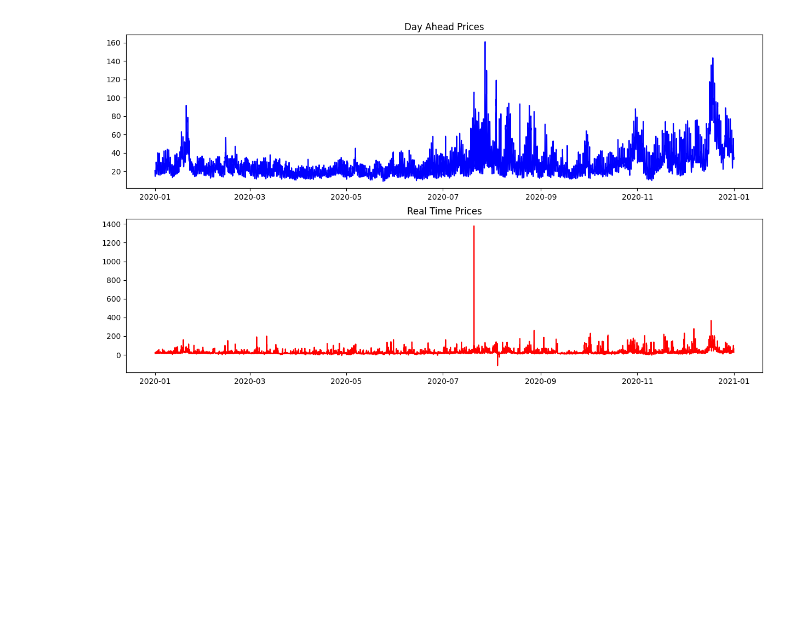
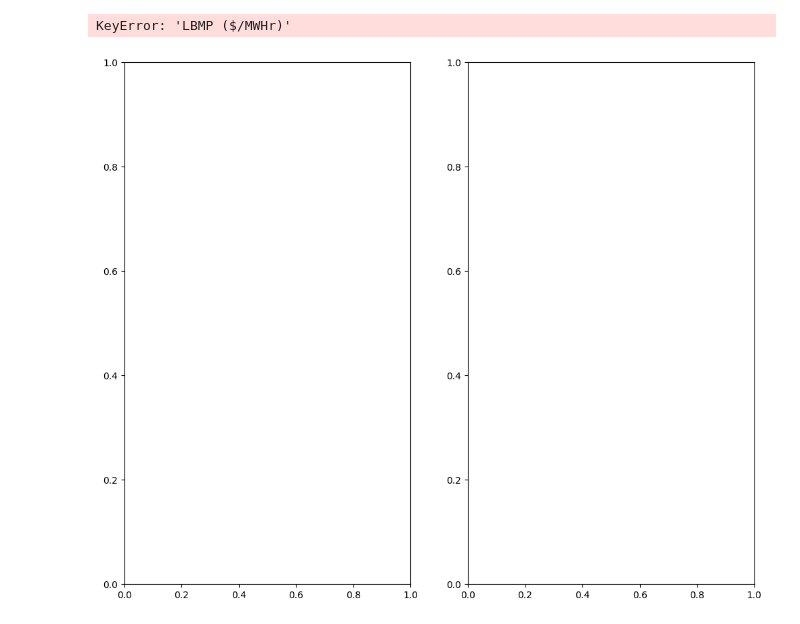
Before and after one commit to alessbressan/electricty_trading, a Jupyter notebook: notebooks/api_price_test.ipynb, the cells around one changed output. Drawn from its saved outputs; the diff is of its cells as text; code cells hidden in the pictures; blank space fills up the shorter version.

```diff
--- a/notebooks/api_price_test.ipynb
+++ b/notebooks/api_price_test.ipynb
@@ -149,0 +7,7 @@ day_ahead.describe()
+# %%
+df = pd.read_csv('../data/ml_features.csv')
+df.set_index('date', inplace= True)
+df.index = pd.to_datetime(df.index)
+day_ahead = df['da_prices']
+real_time = df['rt_prices']
+rtda = df['price_error']
@@ -150,14 +66,16 @@ day_ahead.describe()
 # %%
-import matplotlib.pyplot as plt
+# Placing the plots in the plane
 
-fig, (ax1, ax2) = plt.subplots(2,1, figsize=(15,8))
+fig, (ax1, ax2) = plt.subplots(nrows=1, ncols=2, figsize=(12, 10))
+ax1.plot(real_time['LBMP ($/MWHr)'], color = 'red', label= 'Real Time')
+ax1.plot(day_ahead['LBMP ($/MWHr)'], color = 'blue', label= 'Day Ahead')
+ax1.set_title('DA & RT Prices')
+ax1.legend()
 
-ax1.plot(day_ahead['LBMP ($/MWHr)'], color = 'blue')
-ax1.set_title('Day Ahead Prices')
-
-ax2.plot(real_time['LBMP ($/MWHr)'][:100000], color = 'red')
-ax2.set_title('Real Time Prices')
+ax2.plot(day_ahead['LBMP ($/MWHr)'] - real_time['LBMP ($/MWHr)'], color = 'green', label= 'DART Spread')
+ax2.set_title('DART Spread Prices')
 
 plt.show()
 # %% [output]
+KeyError: 'LBMP ($/MWHr)'
-[figure, old version]
+[figure, new version]
```
Also changed, not shown: parts of 14 cells of this notebook, 23 other files.
